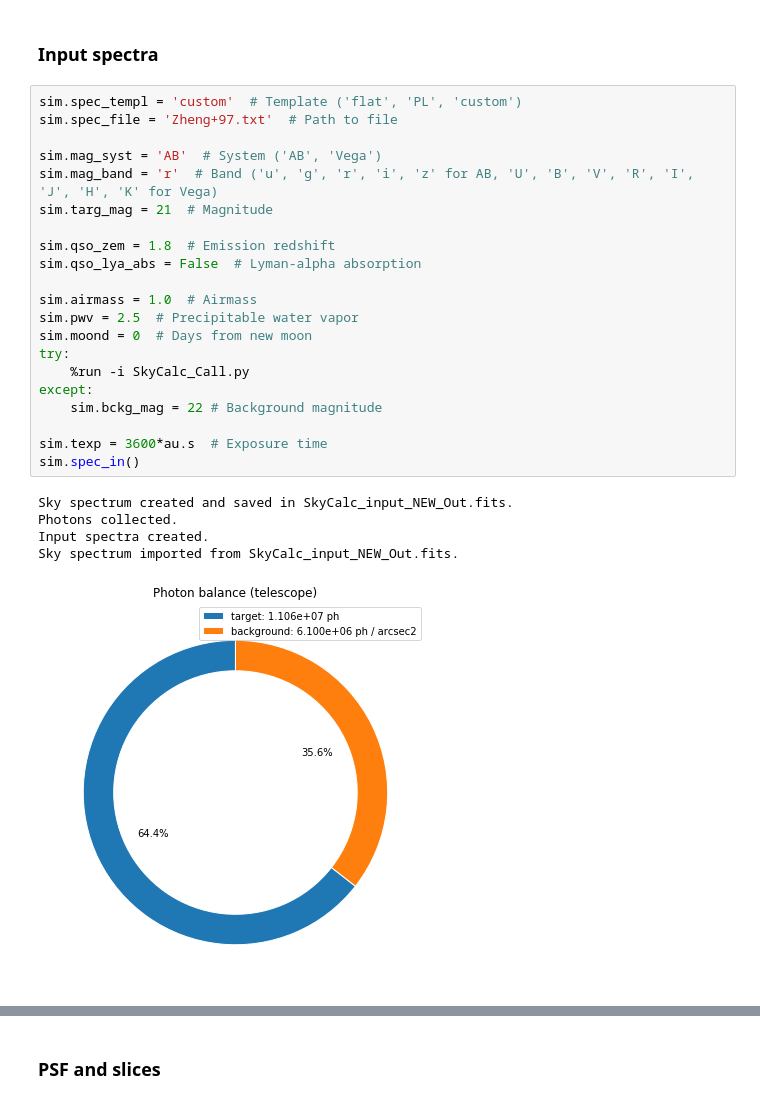
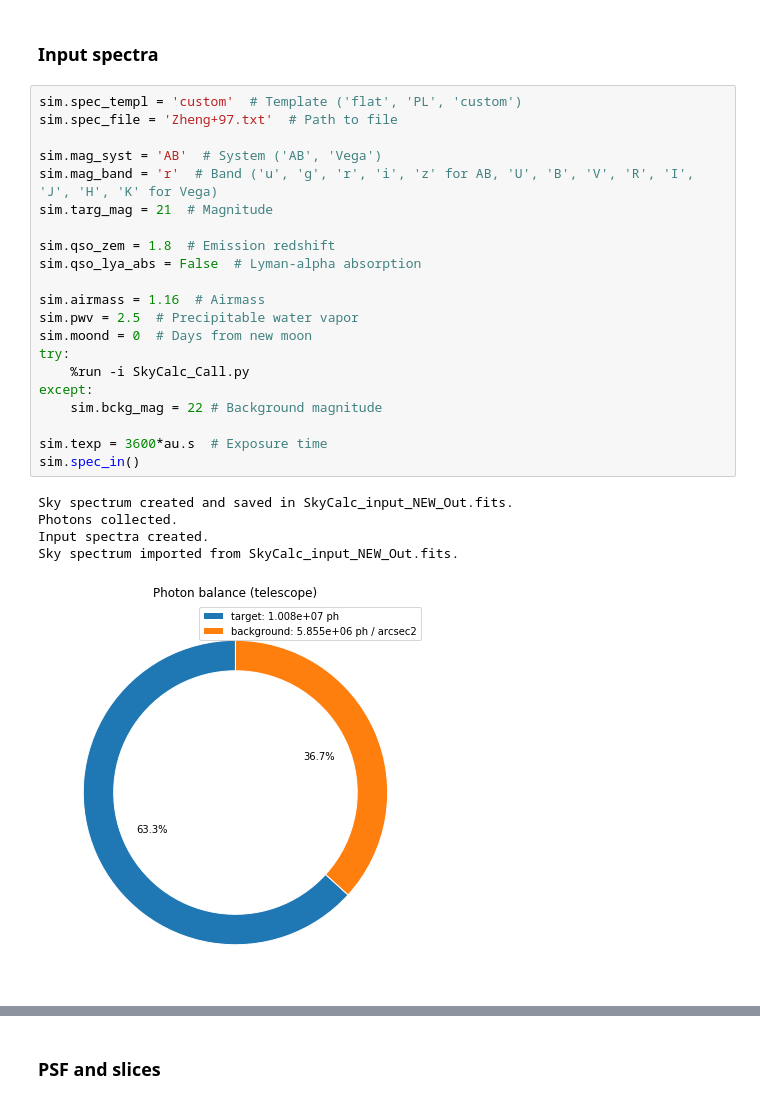
Before and after one commit to gcupani/astro_apps, a Jupyter notebook: CUBES E2E simulator (compact).ipynb, the cells around one changed output, grey strips where cells are left out. Cells and saved outputs as stored; diff of their text form.

```diff
--- a/CUBES E2E simulator (compact).ipynb
+++ b/CUBES E2E simulator (compact).ipynb
@@ -8,27 +8,27 @@
 # %%
 sim.spec_templ = 'custom'  # Template ('flat', 'PL', 'custom')
 sim.spec_file = 'Zheng+97.txt'  # Path to file
 
 sim.mag_syst = 'AB'  # System ('AB', 'Vega')
 sim.mag_band = 'r'  # Band ('u', 'g', 'r', 'i', 'z' for AB, 'U', 'B', 'V', 'R', 'I', 'J', 'H', 'K' for Vega)
 sim.targ_mag = 21  # Magnitude
 
 sim.qso_zem = 1.8  # Emission redshift
 sim.qso_lya_abs = False  # Lyman-alpha absorption
 
-sim.airmass = 1.0  # Airmass
+sim.airmass = 1.16  # Airmass
 sim.pwv = 2.5  # Precipitable water vapor
 sim.moond = 0  # Days from new moon
 try:
     %run -i SkyCalc_Call.py
 except:
     sim.bckg_mag = 22 # Background magnitude
 
 sim.texp = 3600*au.s  # Exposure time
 sim.spec_in()
 # %% [output]
 Sky spectrum created and saved in SkyCalc_input_NEW_Out.fits.
 Photons collected.
 Input spectra created.
 Sky spectrum imported from SkyCalc_input_NEW_Out.fits.
-[figure, old version]
+[figure, new version]
```
Also changed, not shown: parts of 4 cells of this notebook, 2 other files.
